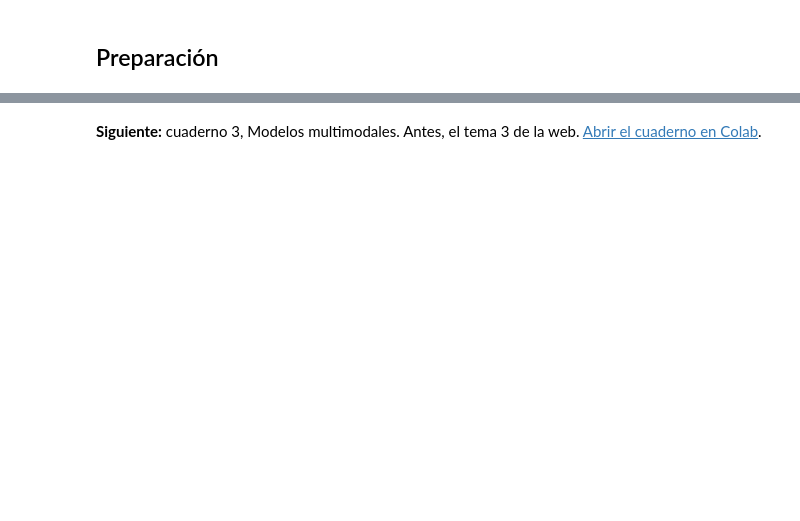
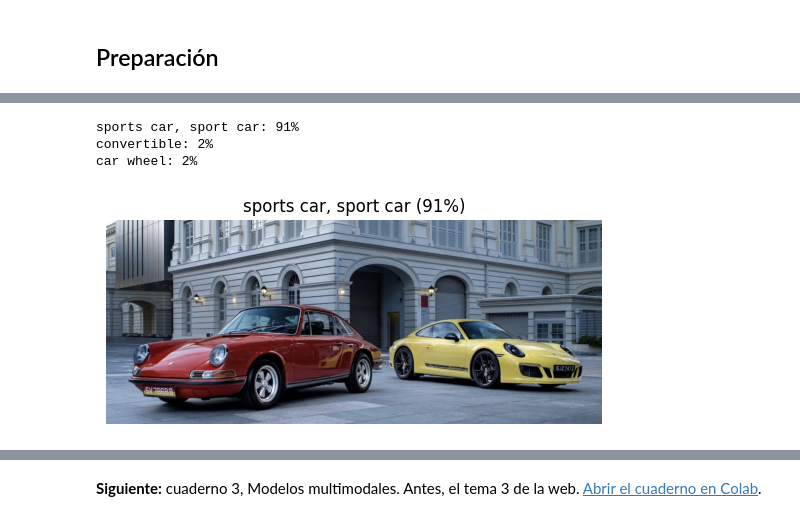
Before and after one commit to sergiovillanueva/Modelos_Fundacionales, a Jupyter notebook: 2_HF_Intro.ipynb, the cells around one changed output, grey strips where cells are left out. Saved outputs shown, nothing was run; the diff lists cells and outputs as text; code cells hidden in the pictures; blank space fills up the shorter version.

```diff
--- a/2_HF_Intro.ipynb
+++ b/2_HF_Intro.ipynb
@@ -216,0 +212,9 @@ def detectar_por_dentro(imagen, nombre_modelo, umbral=0.5):
+# %%
+processor_local = AutoImageProcessor.from_pretrained(carpeta)
+model_local = AutoModelForImageClassification.from_pretrained(carpeta).to(device)
+clasificar(image_cars, processor_local, model_local)
+# %% [output]
+sports car, sport car: 91%
+convertible: 2%
+car wheel: 2%
+[figure, added]
```
Also changed, not shown: parts of 42 cells of this notebook, 22 other files.
